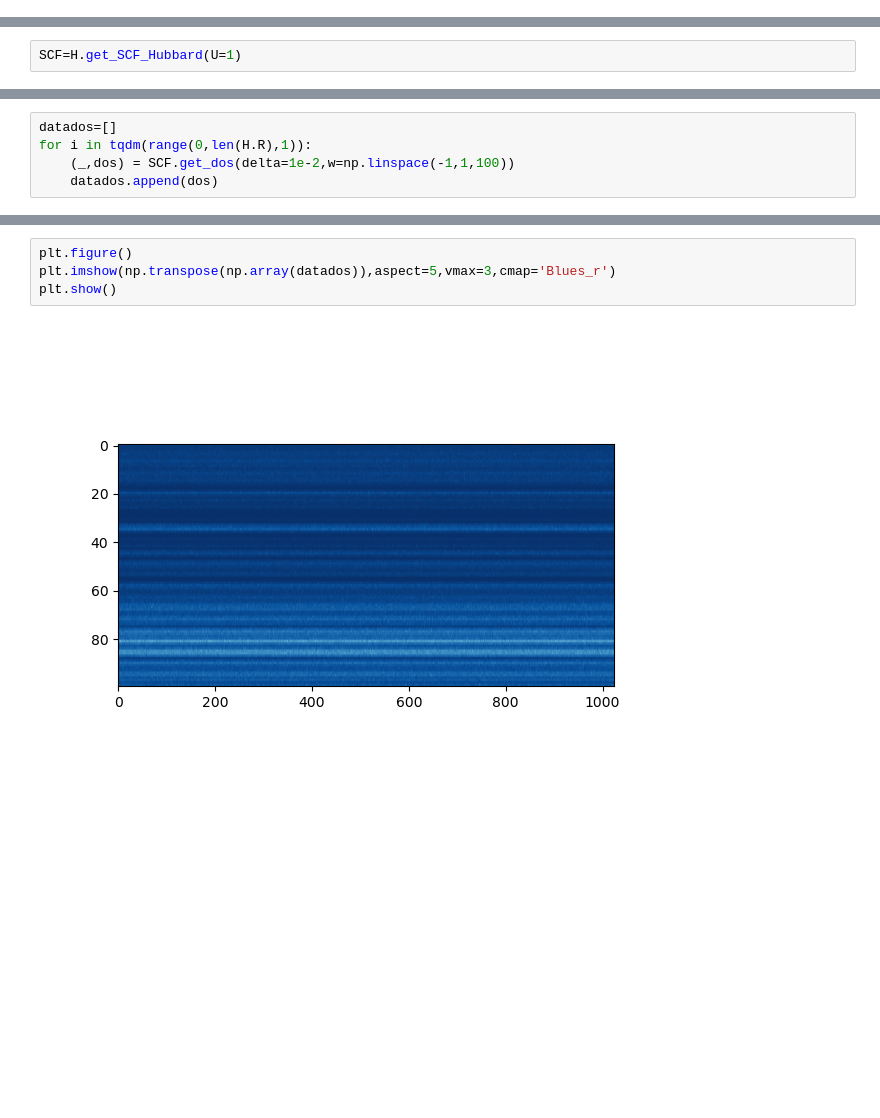
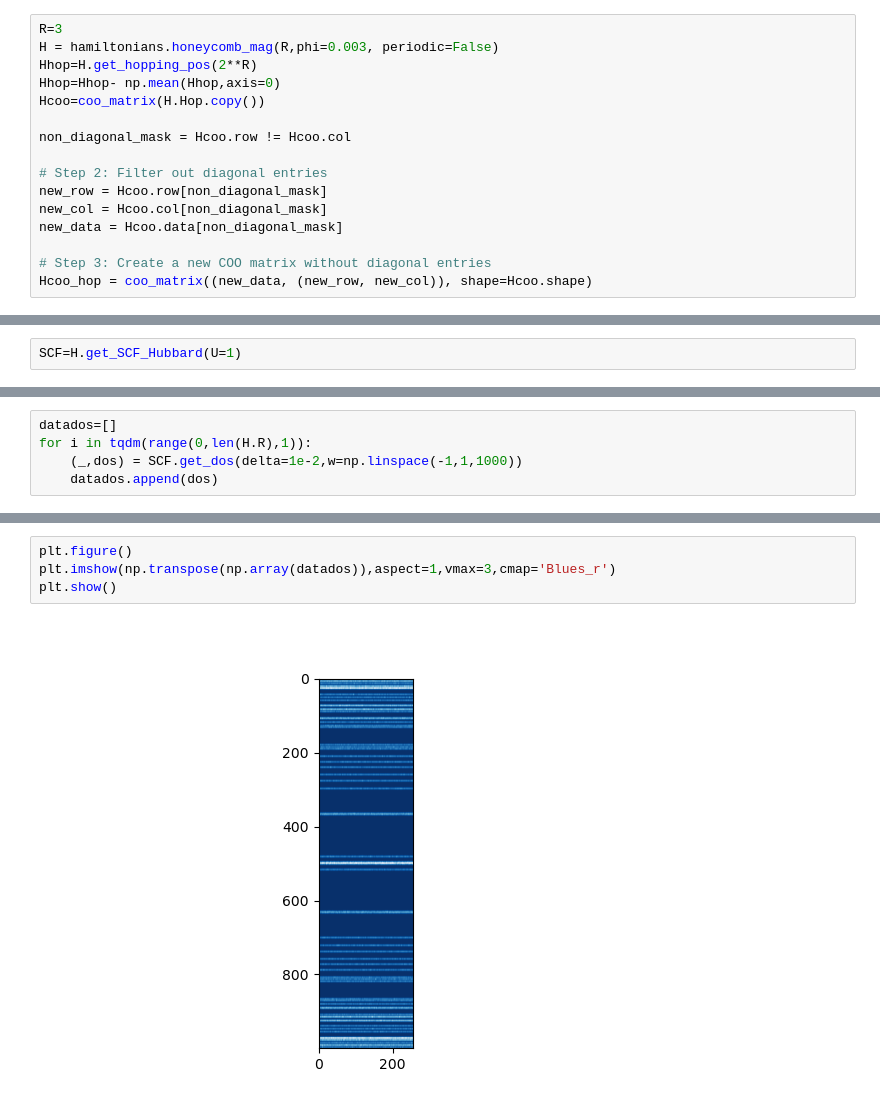
Before and after one commit to yzhaoo/qtcipy, a Jupyter notebook: src/qtcipy/try.ipynb, the cells around one changed output, grey strips where cells are left out. Saved outputs shown, nothing was run; the diff lists cells and outputs as text; blank space fills up the shorter version.

```diff
--- a/src/qtcipy/try.ipynb
+++ b/src/qtcipy/try.ipynb
@@ -166,0 +188,16 @@ H = hamiltonians.honeycomb_mag(3,0.01, periodic=False)
+# %%
+R=3
+H = hamiltonians.honeycomb_mag(R,phi=0.003, periodic=False)
+Hhop=H.get_hopping_pos(2**R)
+Hhop=Hhop- np.mean(Hhop,axis=0)
+Hcoo=coo_matrix(H.Hop.copy())
+
+non_diagonal_mask = Hcoo.row != Hcoo.col
+
+# Step 2: Filter out diagonal entries
+new_row = Hcoo.row[non_diagonal_mask]
+new_col = Hcoo.col[non_diagonal_mask]
+new_data = Hcoo.data[non_diagonal_mask]
+
+# Step 3: Create a new COO matrix without diagonal entries
+Hcoo_hop = coo_matrix((new_data, (new_row, new_col)), shape=Hcoo.shape)
@@ -206,7 +296,7 @@ KeyboardInterrupt:
 # %%
 datados=[]
 for i in tqdm(range(0,len(H.R),1)):
-    (_,dos) = SCF.get_dos(delta=1e-2,w=np.linspace(-1,1,100))
+    (_,dos) = SCF.get_dos(delta=1e-2,w=np.linspace(-1,1,1000))
     datados.append(dos)
 # %%
 plt.figure()
@@ -217,6 +307,6 @@ plt.show()
 # %%
 plt.figure()
-plt.imshow(np.transpose(np.array(datados)),aspect=5,vmax=3,cmap='Blues_r')
+plt.imshow(np.transpose(np.array(datados)),aspect=1,vmax=3,cmap='Blues_r')
 plt.show()
 # %% [output]
-[figure, old version]
+[figure, new version]
```
Also changed, not shown: parts of 18 cells of this notebook, 2 other files.
